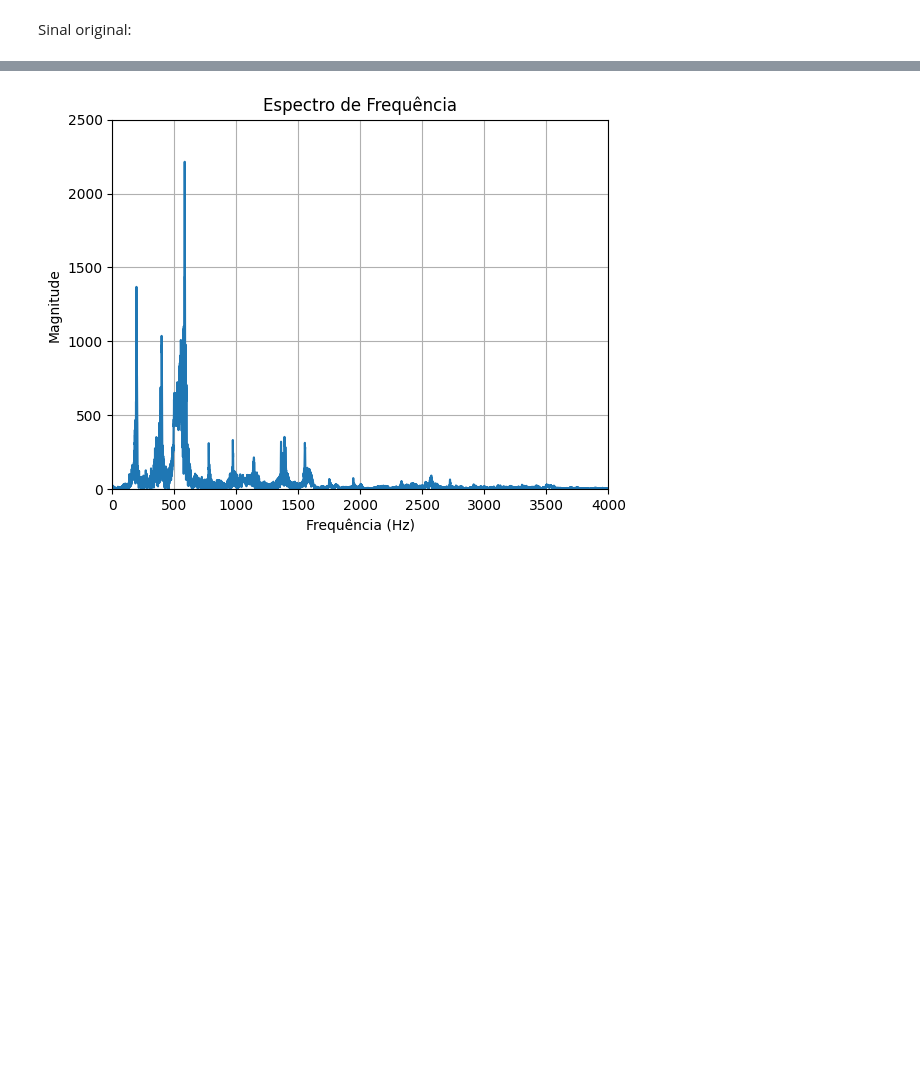
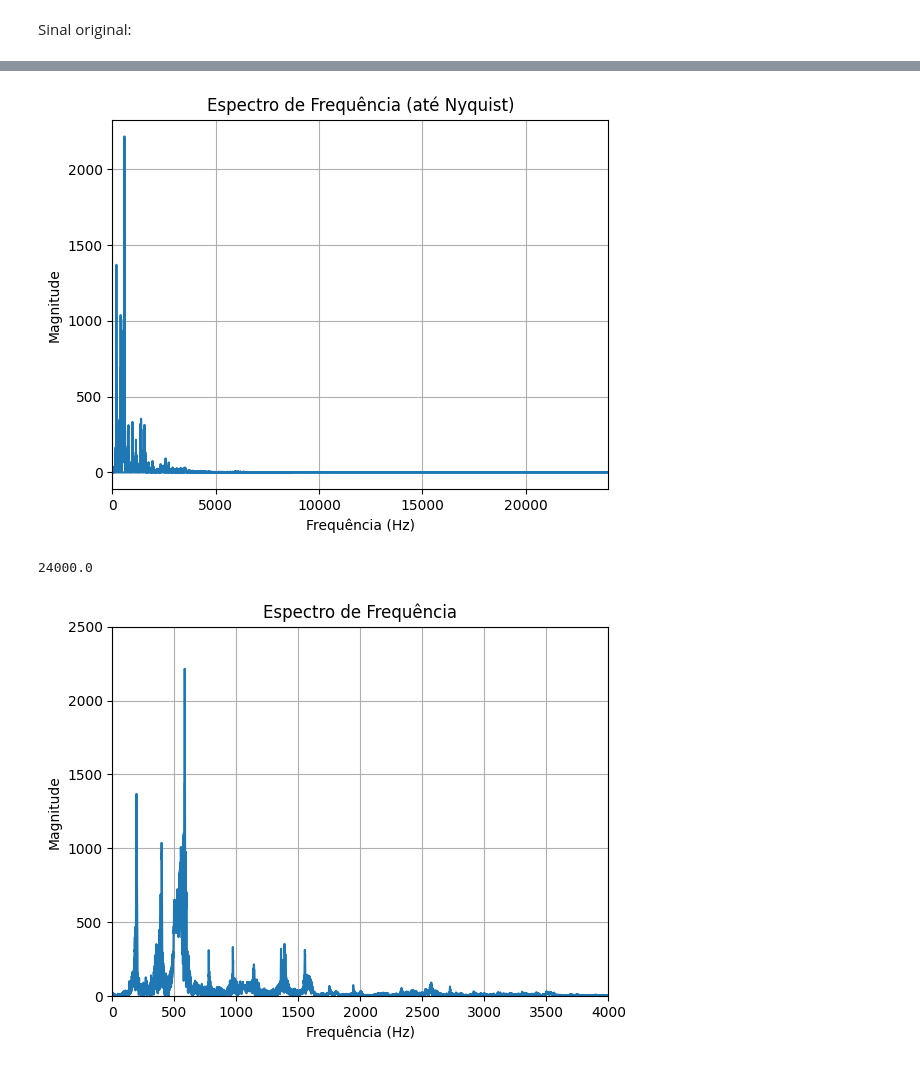
Before and after one commit to LeandroSarkis/Processamento-de-Sinais-usando-Fourier, a Jupyter notebook: Projeto-Fabio/sinalOriginal.ipynb, the cells around one changed output, grey strips where cells are left out. Cells and saved outputs as stored; diff of their text form; code cells hidden in the pictures; blank space fills up the shorter version.

Commit message:
colocando a frequenciaNyquist

```diff
--- a/Projeto-Fabio/sinalOriginal.ipynb
+++ b/Projeto-Fabio/sinalOriginal.ipynb
@@ -23,6 +24,24 @@ plt.show()
 # %%
 transformadaFourierOriginal = fft(sinal)
 frequencias = fftfreq(len(transformadaFourierOriginal), 1/taxaAmostragem)
+# %%
+frequenciaNyquist = taxaAmostragem / 2
+
+
+frequenciasPositivas = frequencias[:len(frequencias)//2]
+magnitudesPositivas = np.abs(transformadaFourierOriginal[:len(frequencias)//2])
+# Plot
+plt.plot(frequenciasPositivas, magnitudesPositivas)
+plt.title("Espectro de Frequência (até Nyquist)")
+plt.xlabel("Frequência (Hz)")
+plt.ylabel("Magnitude")
+plt.grid()
+plt.xlim(0, frequenciaNyquist)
+plt.show()
+print(frequenciaNyquist)
+# %% [output]
+[figure, added]
+24000.0
 # %%
 plt.plot(frequencias[:len(transformadaFourierOriginal)//12], np.abs(transformadaFourierOriginal[:len(transformadaFourierOriginal)//12]))
 plt.title("Espectro de Frequência")
```
Also changed, not shown: parts of 1 cell of this notebook, 3 other files.
